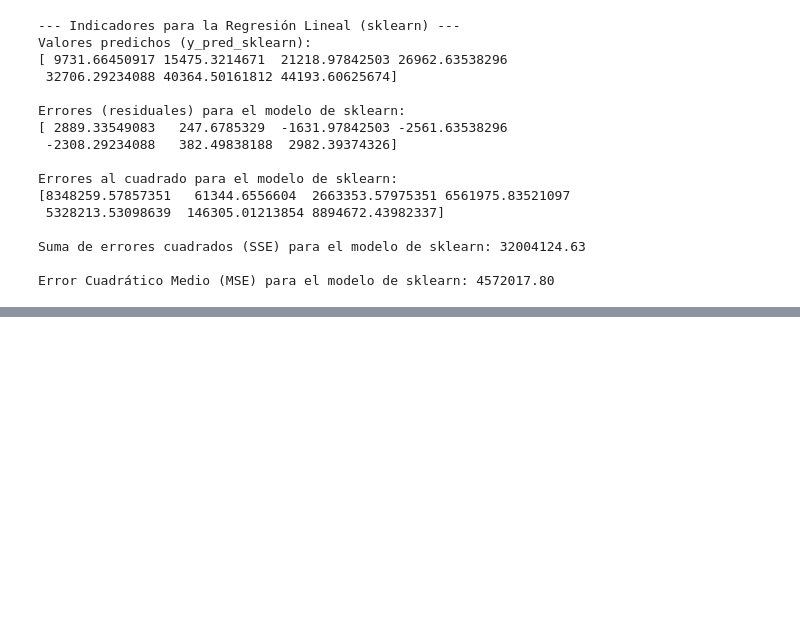
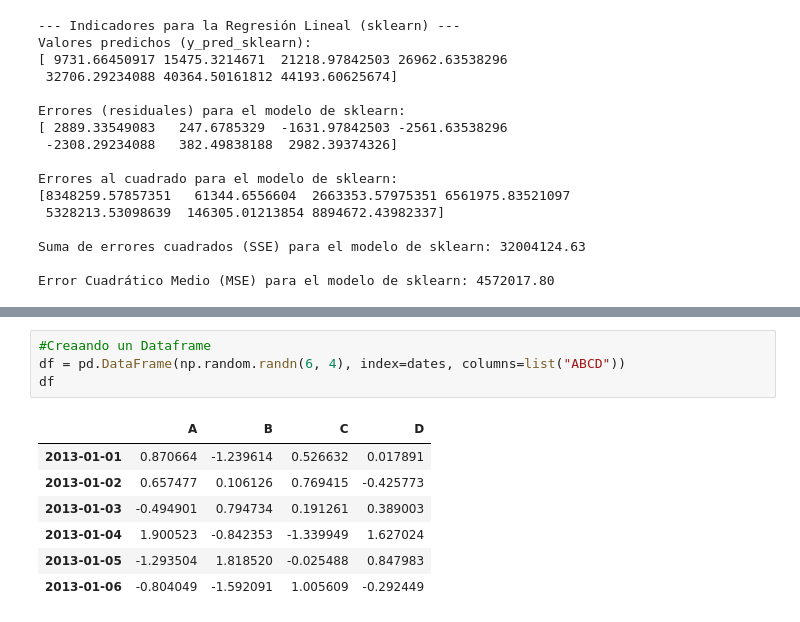
Before and after one commit to DavidZD5/Mineria-de-datos, a Jupyter notebook: MineriaDatos.ipynb, the cells around one changed output, grey strips where cells are left out. Saved outputs shown, nothing was run; the diff lists cells and outputs as text; blank space fills up the shorter version.

```diff
--- a/MineriaDatos.ipynb
+++ b/MineriaDatos.ipynb
@@ -1053,0 +1080,12 @@ Error Cuadrático Medio (MSE) para el modelo de sklearn: 4572017.80
+# %%
+#Creaando un Dataframe
+df = pd.DataFrame(np.random.randn(6, 4), index=dates, columns=list("ABCD"))
+df
+# %% [output]
+|  | A | B | C | D |
+| 2013-01-01 | 0.870664 | -1.239614 | 0.526632 | 0.017891 |
+| 2013-01-02 | 0.657477 | 0.106126 | 0.769415 | -0.425773 |
+| 2013-01-03 | -0.494901 | 0.794734 | 0.191261 | 0.389003 |
+| 2013-01-04 | 1.900523 | -0.842353 | -1.339949 | 1.627024 |
+| 2013-01-05 | -1.293504 | 1.818520 | -0.025488 | 0.847983 |
+| 2013-01-06 | -0.804049 | -1.592091 | 1.005609 | -0.292449 |
```
Also changed, not shown: parts of 17 cells of this notebook.
